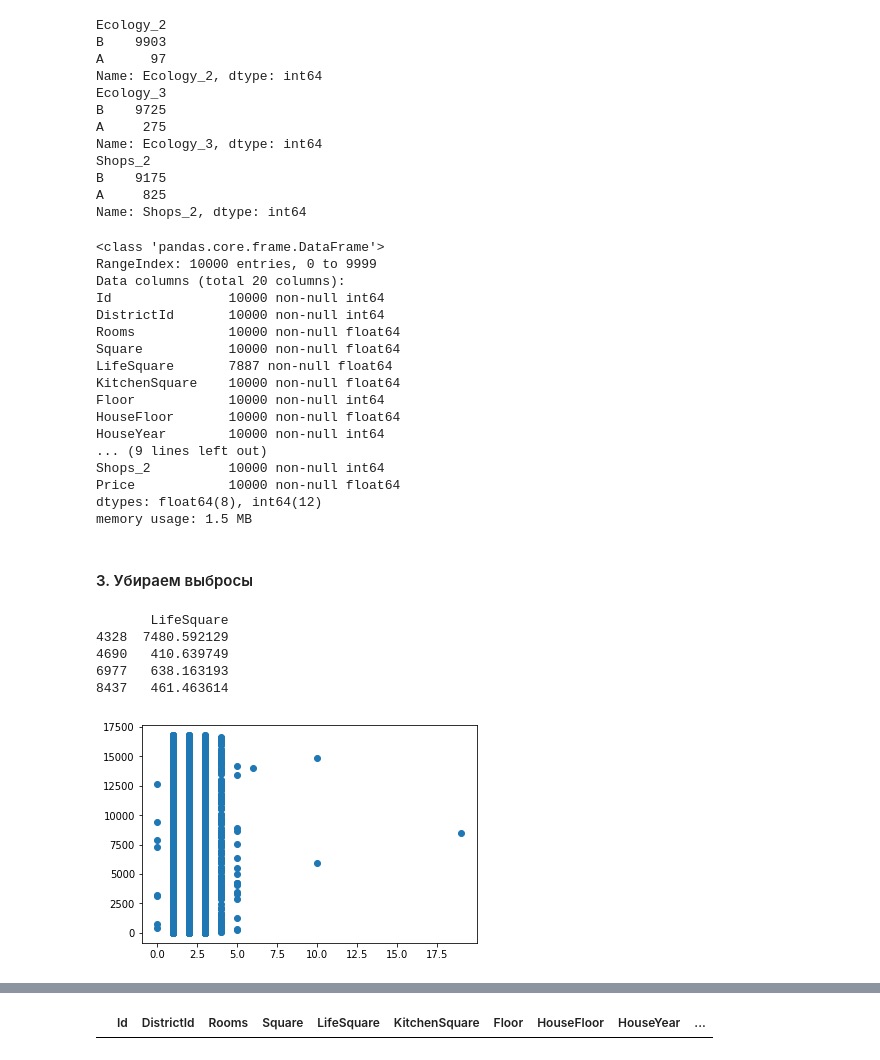
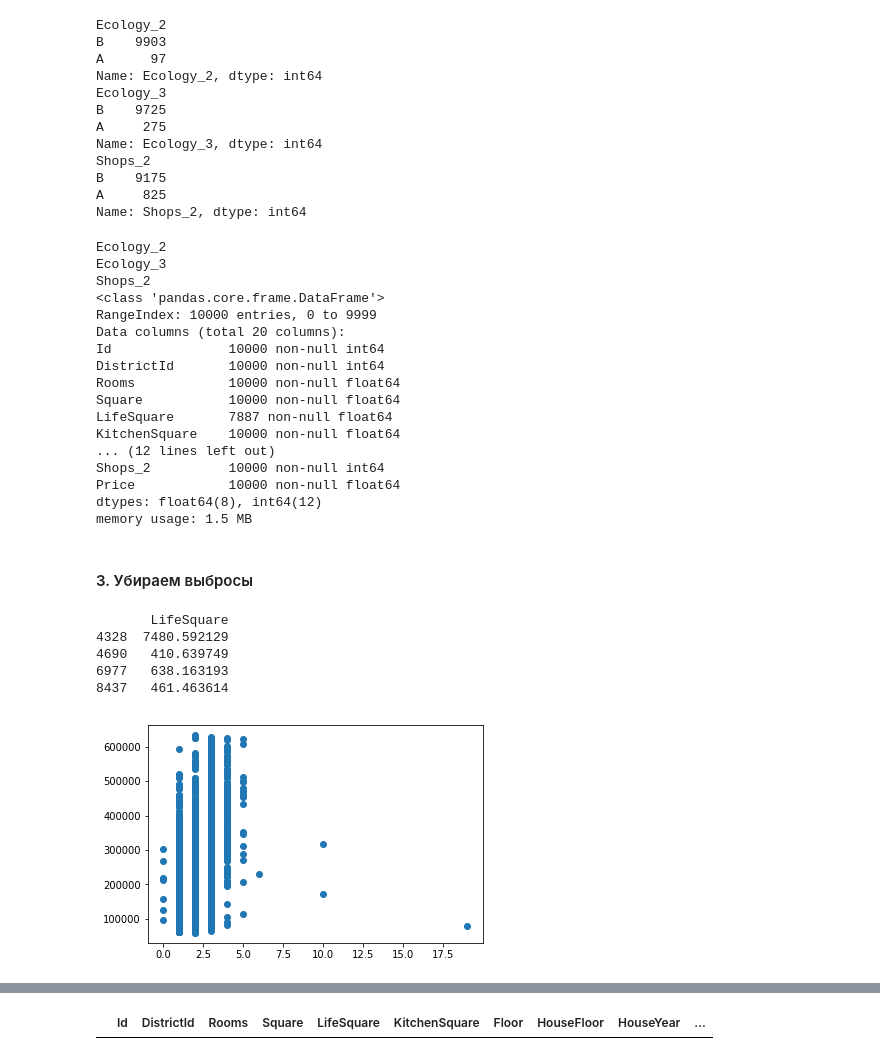
Before and after one commit to daniilstv/py4ds, a Jupyter notebook: DADyachenko_model.ipynb, the cells around one changed output, grey strips where cells are left out. Cells and saved outputs as stored; diff of their text form; code cells hidden in the pictures.

```diff
--- a/DADyachenko_model.ipynb
+++ b/DADyachenko_model.ipynb
@@ -90,9 +91,11 @@ def make_dummy(df, AB, col):
 # %%
 b = ['Ecology_2', 'Ecology_3', 'Shops_2']
-AB = ("A","B")
-make_dummy(db_tmp, AB, b)
+make_dummy(db_tmp, b)
 db_tmp.info()
 # %% [output]
+Ecology_2
+Ecology_3
+Shops_2
 <class 'pandas.core.frame.DataFrame'>
 RangeIndex: 10000 entries, 0 to 9999
 Data columns (total 20 columns):
@@ -102,10 +105,7 @@ Rooms            10000 non-null float64
 Square           10000 non-null float64
 LifeSquare       7887 non-null float64
 KitchenSquare    10000 non-null float64
-Floor            10000 non-null int64
-HouseFloor       10000 non-null float64
-HouseYear        10000 non-null int64
-... (9 lines left out)
+... (12 lines left out)
 Shops_2          10000 non-null int64
 Price            10000 non-null float64
 dtypes: float64(8), int64(12)
@@ -113,13 +113,13 @@ memory usage: 1.5 MB
 # %% [markdown]
 #### 3. Убираем выбросы
 # %%
-plt.scatter(db_tmp["Rooms"],db_tmp["Id"])
+plt.scatter(db_tmp["Rooms"],db_tmp["Price"])
 print(db.loc[db["LifeSquare"] > 400,["LifeSquare"]])
 # %% [output]
        LifeSquare
 4328  7480.592129
 4690   410.639749
 6977   638.163193
 8437   461.463614
-[figure, old version]
+[figure, new version]
 # %%
```
Also changed, not shown: parts of 74 cells of this notebook, 1 other file.
